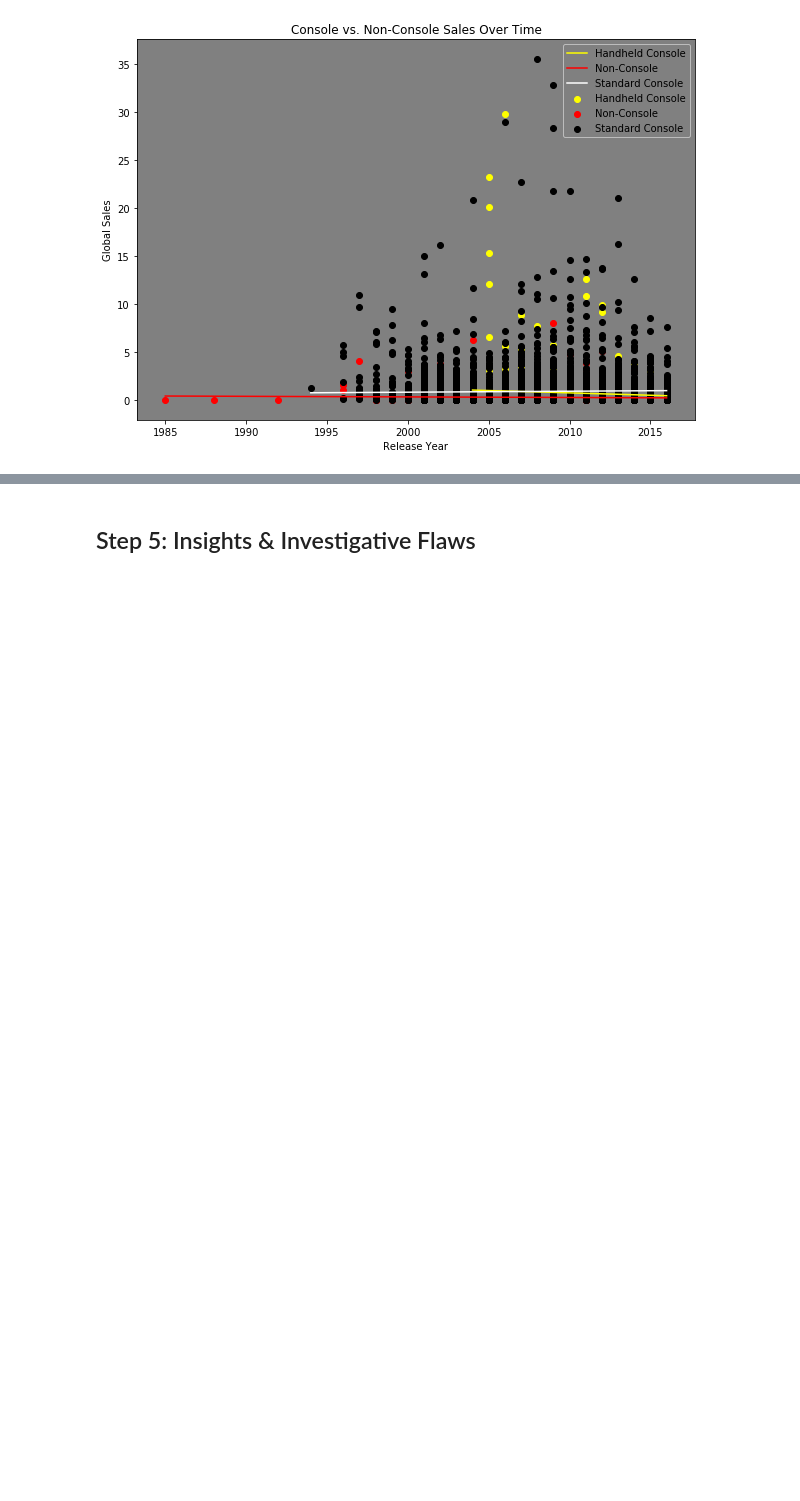
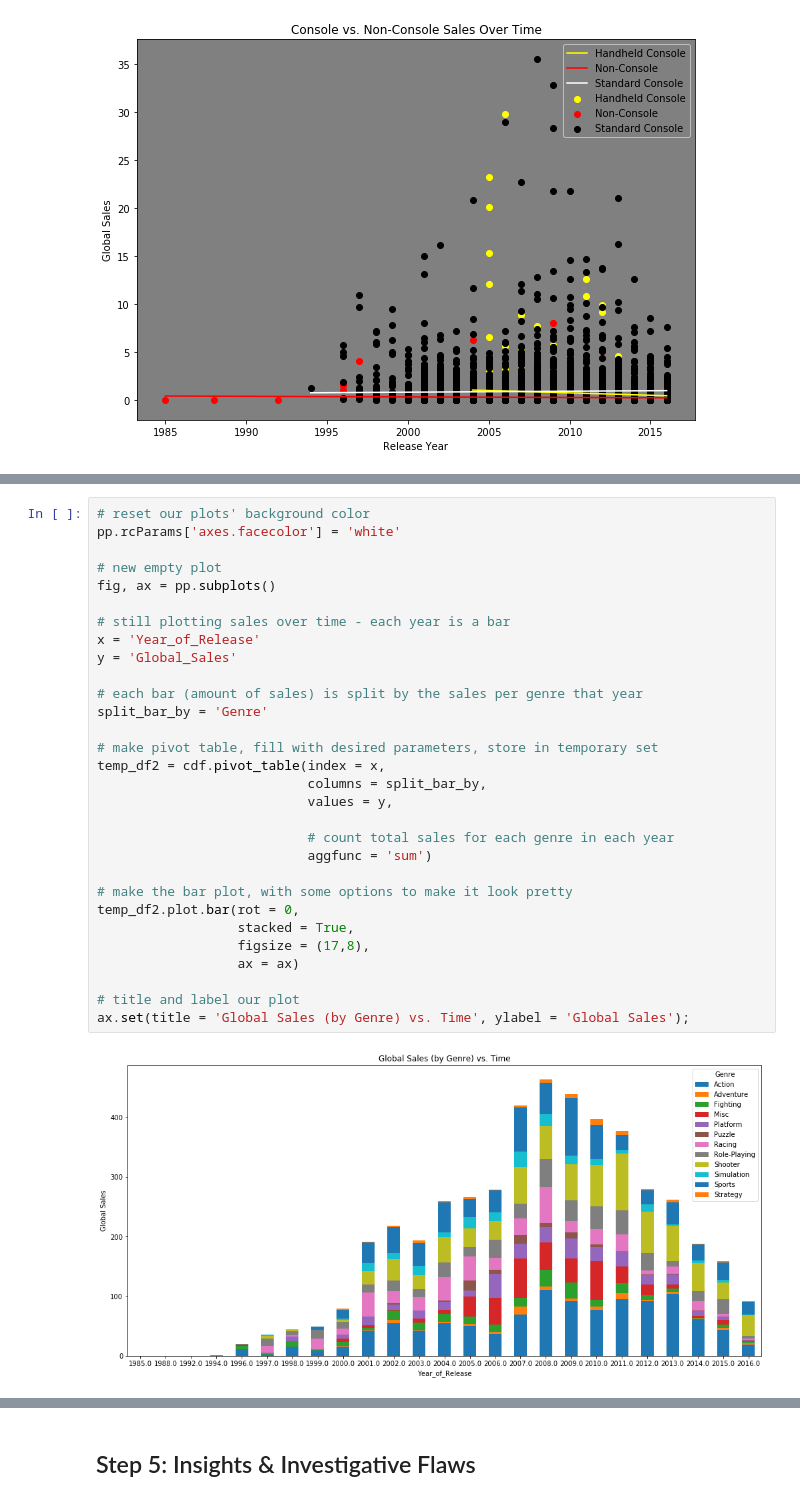
Before and after one commit to ichezhia/2017-UMD-CMSC320, a Jupyter notebook: FinalTutorial.ipynb, the cells around one changed output, grey strips where cells are left out. Cells and saved outputs as stored; diff of their text form; blank space fills up the shorter version.

```diff
--- a/FinalTutorial.ipynb
+++ b/FinalTutorial.ipynb
@@ -296,0 +324,32 @@ Stuff.
+# %%
+# reset our plots' background color
+pp.rcParams['axes.facecolor'] = 'white'
+
+# new empty plot
+fig, ax = pp.subplots()
+
+# still plotting sales over time - each year is a bar
+x = 'Year_of_Release'
+y = 'Global_Sales'
+
+# each bar (amount of sales) is split by the sales per genre that year
+split_bar_by = 'Genre'
+
+# make pivot table, fill with desired parameters, store in temporary set
+temp_df2 = cdf.pivot_table(index = x,
+                           columns = split_bar_by,
+                           values = y,
+
+                           # count total sales for each genre in each year
+                           aggfunc = 'sum')
+
+# make the bar plot, with some options to make it look pretty
+temp_df2.plot.bar(rot = 0,
+                  stacked = True,
+                  figsize = (17,8),
+                  ax = ax)
+
+# title and label our plot
+ax.set(title = 'Global Sales (by Genre) vs. Time', ylabel = 'Global Sales');
+# %% [output]
+[figure, added]
```
Also changed, not shown: parts of 35 cells of this notebook, 1 other file.
